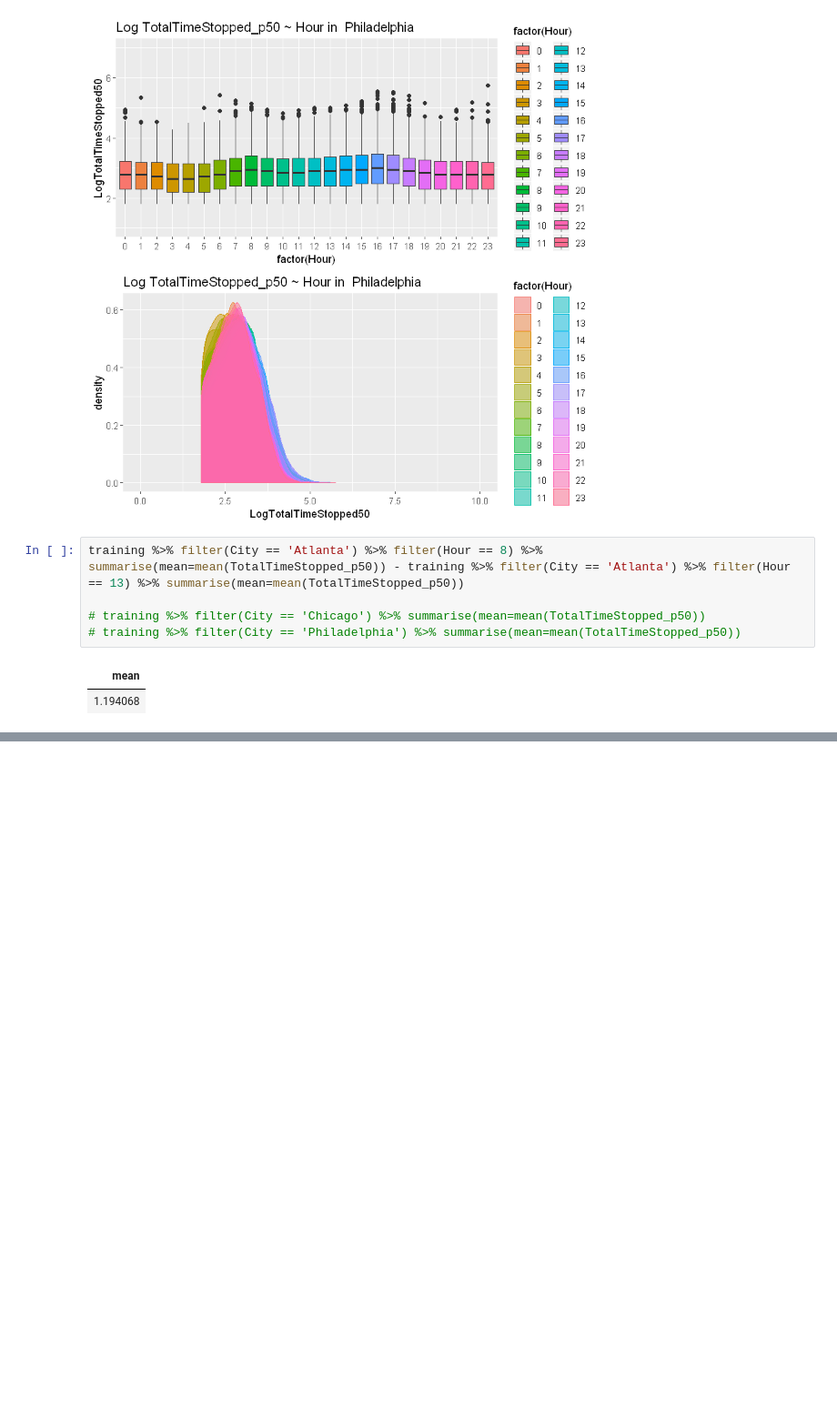
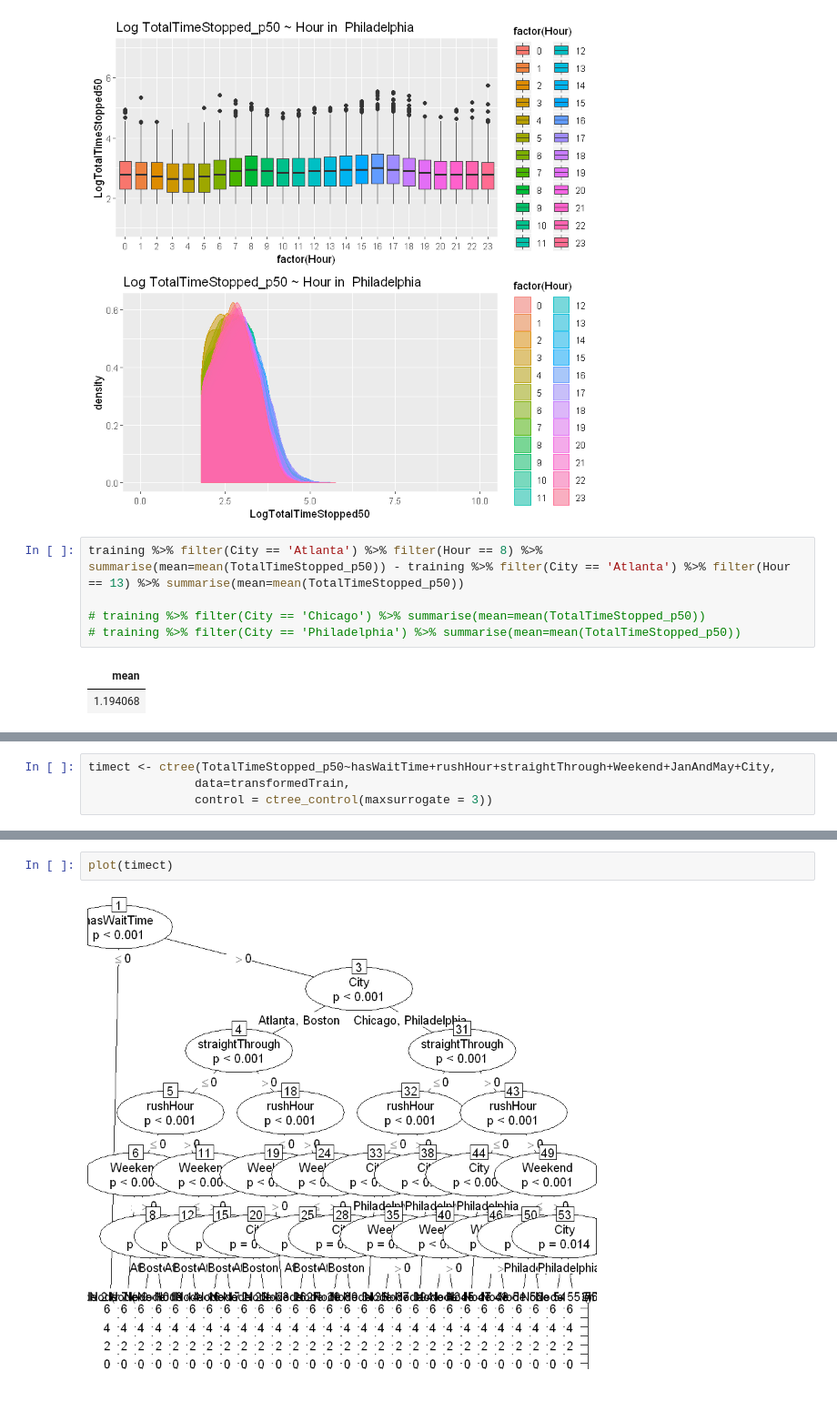
Before and after one commit to Haximilian/statistics447b, a Jupyter notebook: Statistics 447b Project - Adel.ipynb, the cells around one changed output, grey strips where cells are left out. Shown at 91% size. Drawn from its saved outputs; the diff is of its cells as text; blank space fills up the shorter version.

```diff
--- a/Statistics 447b Project - Adel.ipynb
+++ b/Statistics 447b Project - Adel.ipynb
@@ -456,0 +618,4 @@ training %>% filter(City == 'Atlanta') %>% filter(Hour == 8) %>% summarise(mean=
+# %%
+timect <- ctree(TotalTimeStopped_p50~hasWaitTime+rushHour+straightThrough+Weekend+JanAndMay+City,
+               data=transformedTrain,
+               control = ctree_control(maxsurrogate = 3))
@@ -456,0 +648,4 @@ training %>% filter(City == 'Atlanta') %>% filter(Hour == 8) %>% summarise(mean=
+# %%
+plot(timect)
+# %% [output]
+[figure, added]
```
Also changed, not shown: parts of 45 cells of this notebook.
